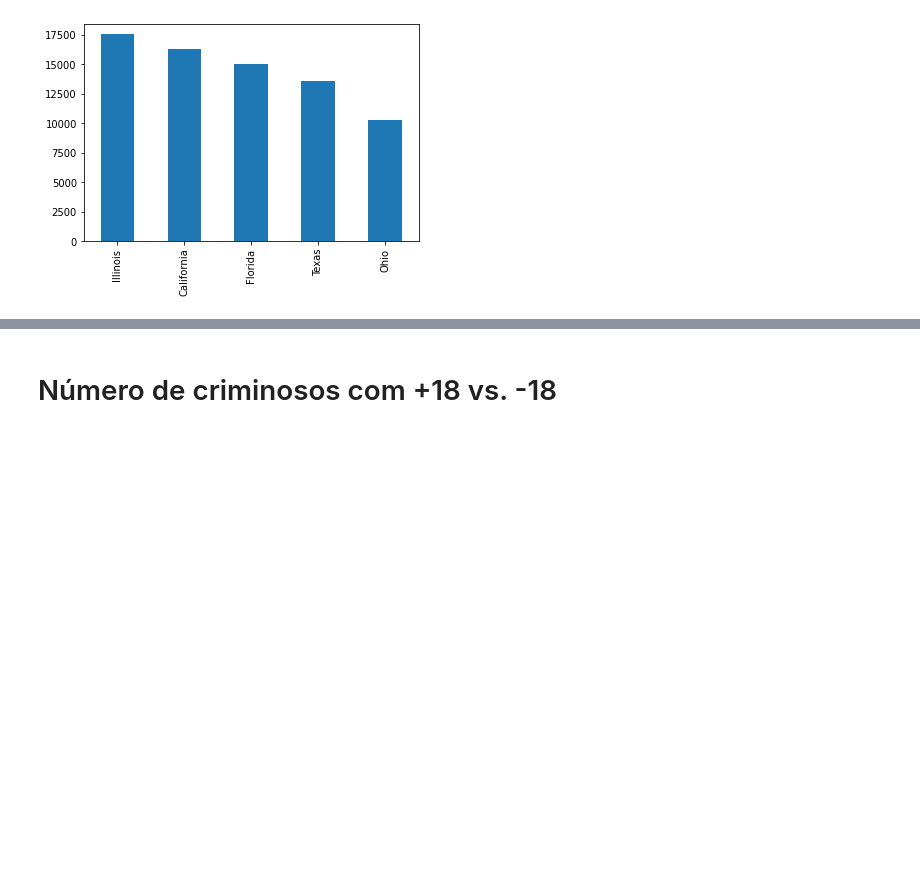
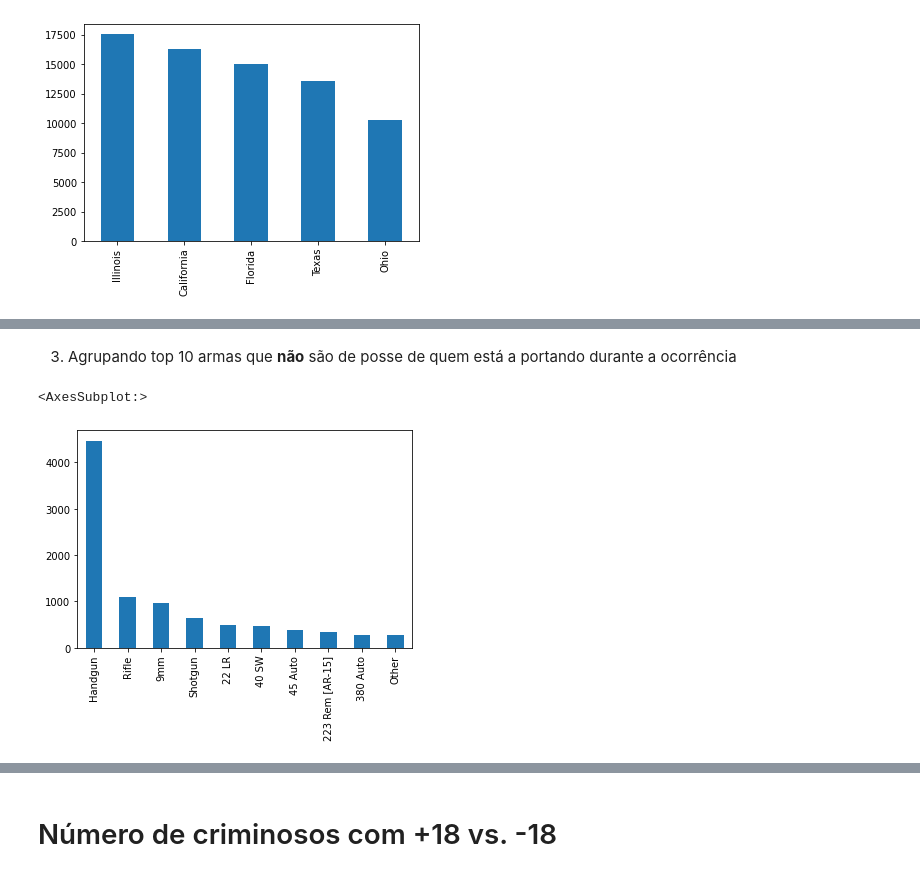
Before and after one commit to ubiratann/CK0223, a Jupyter notebook: Notebook_for_Gun_Violence_Data.ipynb, the cells around one changed output, grey strips where cells are left out. Cells and saved outputs as stored; diff of their text form; code cells hidden in the pictures; blank space fills up the shorter version.

```diff
--- a/Notebook_for_Gun_Violence_Data.ipynb
+++ b/Notebook_for_Gun_Violence_Data.ipynb
@@ -57,0 +73,11 @@ d[d.gun_type != 'Unknown'].gun_type.value_counts().head(10).plot.pie()
+# %% [markdown]
+3. Agrupando top 10 armas que **não** são de posse de quem está a portando durante a ocorrência
+# %%
+top10_armas_roubadas =  df_top_armas[(df_top_armas.gun_type.index % 2 != 0)
+                                    &(df_top_armas.gun_type != 'Unknown')
+                                    &(df_top_armas.gun_stolen == 'Stolen') ].gun_type.value_counts().head(10)
+
+top10_armas_roubadas.plot.bar()
+# %% [output]
+<AxesSubplot:>
+[figure, added]
```
Also changed, not shown: parts of 39 cells of this notebook.
